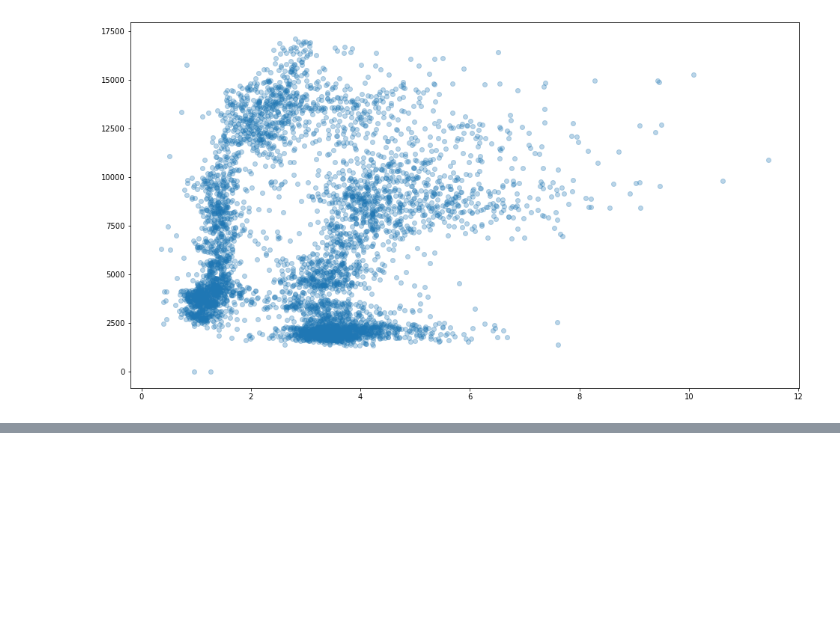
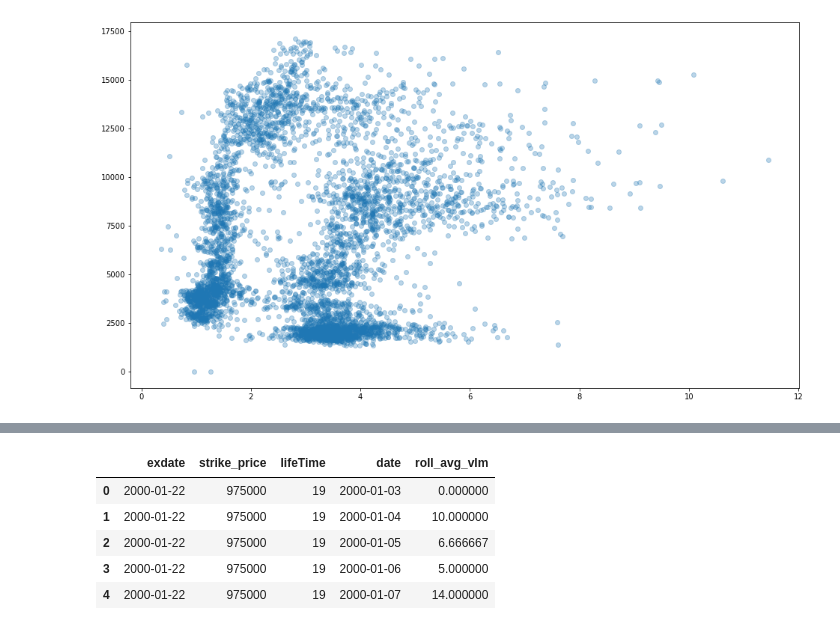
Before and after one commit to brianward92/Options, a Jupyter notebook: univariate_analysis.ipynb, the cells around one changed output, grey strips where cells are left out. Cells and saved outputs as stored; diff of their text form; code cells hidden in the pictures; blank space fills up the shorter version.

```diff
--- a/univariate_analysis.ipynb
+++ b/univariate_analysis.ipynb
@@ -123,0 +131,7 @@ plt.scatter(df_plt['Volume'] / 1e9, df_plt['open_interest'], alpha = 0.3)
+# %%
+def get_mean_series(g):
+    g = g.sort_values('date')
+    vals = g['volume'].expanding().mean().values
+    dats = g['date'].values
+    return pd.DataFrame({'date':dats, 'roll_avg_vlm':vals})
+#df.groupby(['exdate','strike_price','lifeTime']).apply(get_mean_series)
@@ -123,0 +158,9 @@ plt.scatter(df_plt['Volume'] / 1e9, df_plt['open_interest'], alpha = 0.3)
+# %%
+df_adv.head()
+# %% [output]
+|  | exdate | strike_price | lifeTime | date | roll_avg_vlm |
+| 0 | 2000-01-22 | 975000 | 19 | 2000-01-03 | 0.000000 |
+| 1 | 2000-01-22 | 975000 | 19 | 2000-01-04 | 10.000000 |
+| 2 | 2000-01-22 | 975000 | 19 | 2000-01-05 | 6.666667 |
+| 3 | 2000-01-22 | 975000 | 19 | 2000-01-06 | 5.000000 |
+| 4 | 2000-01-22 | 975000 | 19 | 2000-01-07 | 14.000000 |
```
Also changed, not shown: parts of 19 cells of this notebook.
